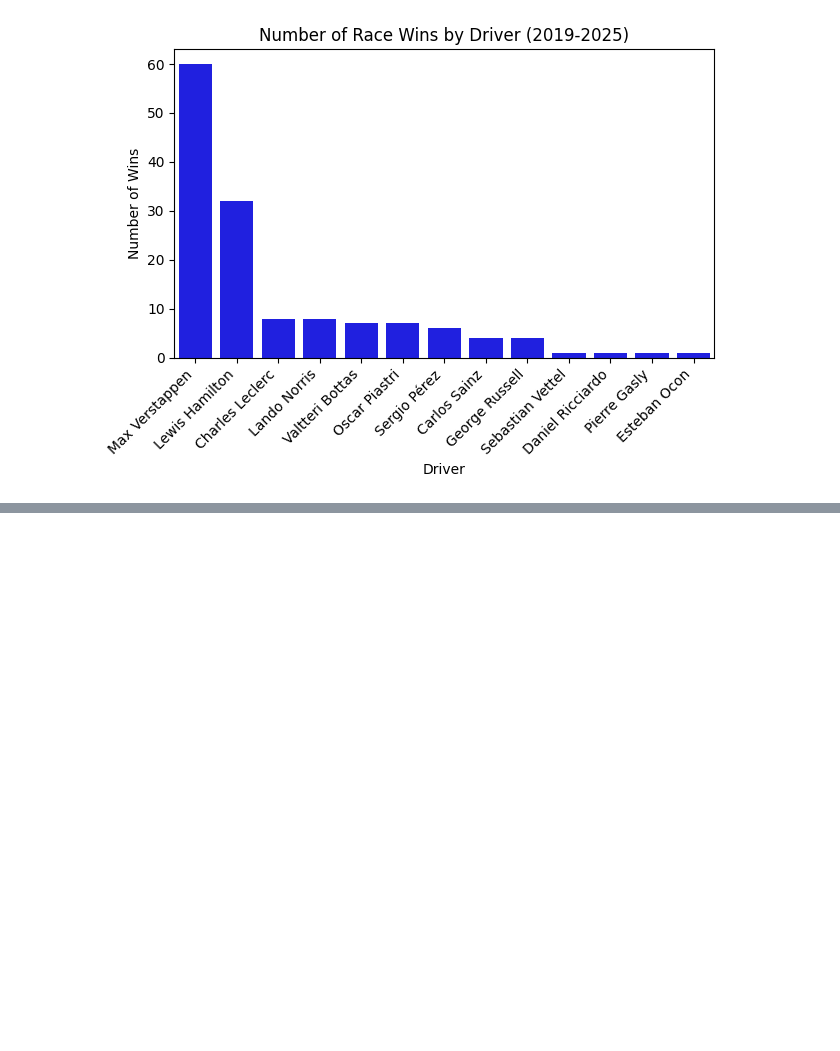
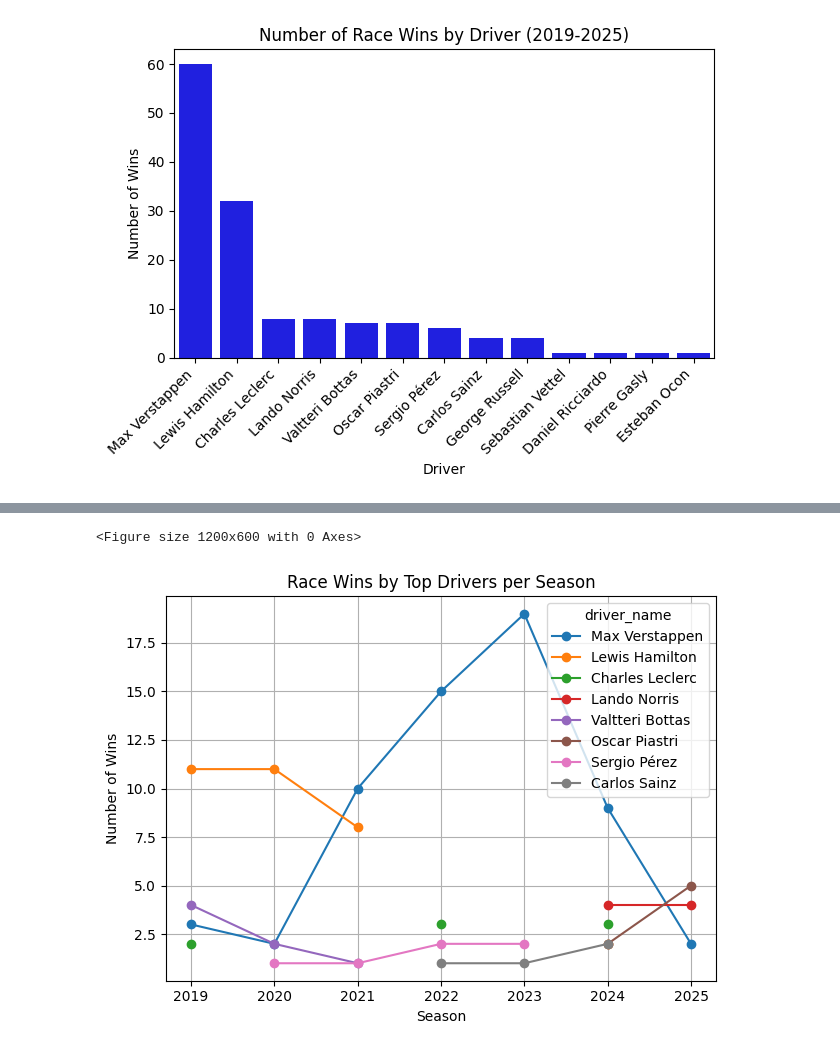
Before and after one commit to divyanshg03/F1-Winner-Prediction, a Jupyter notebook: notebooks/EDA.ipynb, the cells around one changed output, grey strips where cells are left out. Saved outputs shown, nothing was run; the diff lists cells and outputs as text; code cells hidden in the pictures; blank space fills up the shorter version.

```diff
--- a/notebooks/EDA.ipynb
+++ b/notebooks/EDA.ipynb
@@ -432,0 +484,14 @@ plt.tight_layout()
+# %%
+plt.figure(figsize=(12, 6))
+top_drivers = race_winners.nlargest(8).index
+season_wins = df[df['final_position'] == 1].groupby(['season_year', 'driver_name']).size().unstack()
+season_wins[top_drivers].plot(marker='o')
+plt.title('Race Wins by Top Drivers per Season')
+plt.xlabel('Season')
+plt.ylabel('Number of Wins')
+plt.grid(True)
+plt.tight_layout()
+plt.show()
+# %% [output]
+<Figure size 1200x600 with 0 Axes>
+[figure, added]
```
Also changed, not shown: parts of 9 cells of this notebook.
